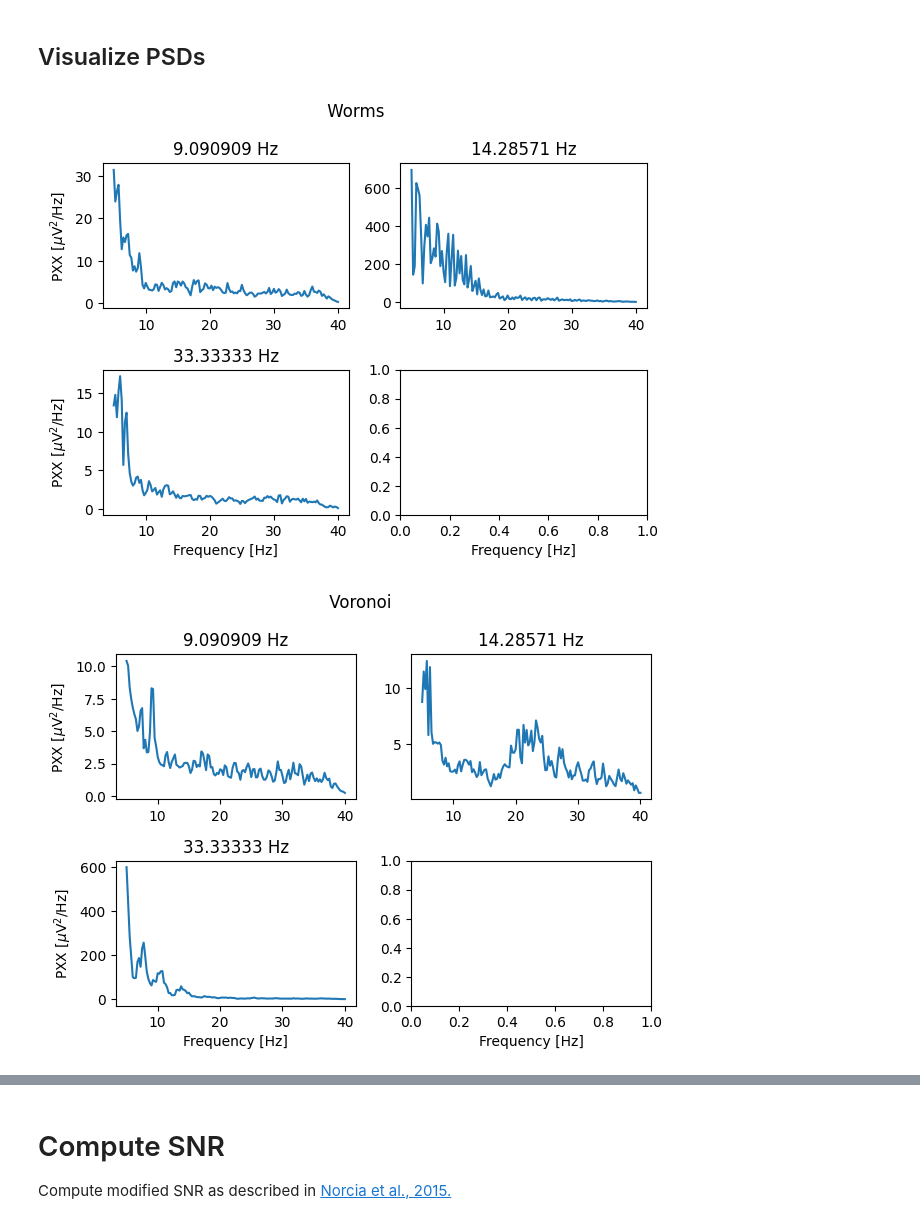
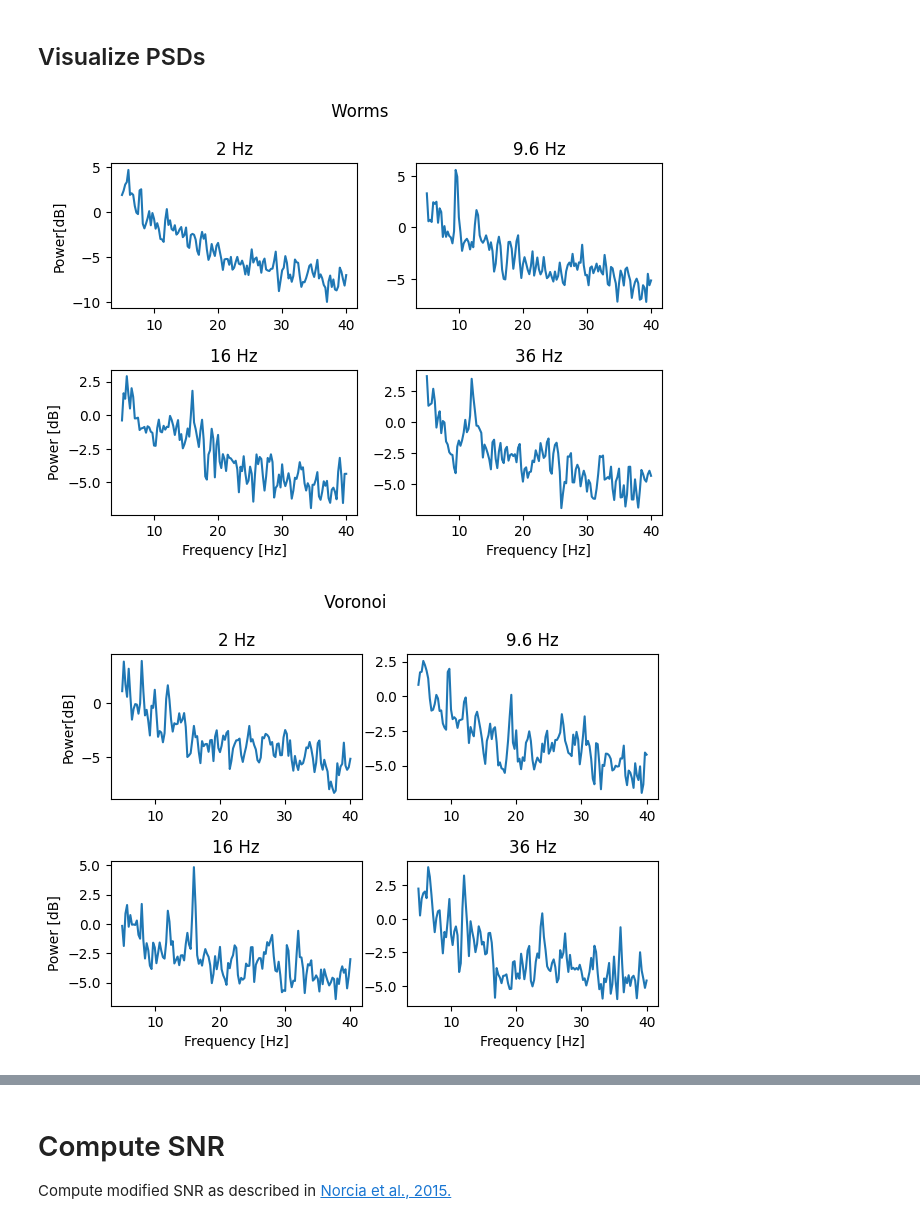
Before and after one commit to kirtonBCIlab/easy-on-the-eyes, a Jupyter notebook: eeg_snr_batch.ipynb, the cells around one changed output, grey strips where cells are left out. Cells and saved outputs as stored; diff of their text form; code cells hidden in the pictures.

Commit message:
change figure to dB

```diff
--- a/eeg_snr_batch.ipynb
+++ b/eeg_snr_batch.ipynb
@@ -19,7 +19,7 @@ from Functions import processing
 # %%
 # List of file names to be processed
 files = [
-    "sub-P012_ses-S001_task-T1_run-001_eeg"
+    "sub-P004_ses-S001_task-T1_run-001_eeg copy"
 ]
 
 #  "sub-P003_ses-S001_task-T1_run-001_eeg",
@@ -89,34 +89,46 @@ for f,_ in enumerate(files):
 # %% [markdown]
 ## Visualize PSDs
 # %%
+import matplotlib.pyplot as plt
+import numpy as np
+
+# Define a function to convert PSD to dB
+def convert_to_db(psd):
+    return 10 * np.log10(psd)
+
 # Plot settings
 plot_psd = True   # Enable to see plots
 f_limits = [5, 40]  # Frequency limits for the plots [min, max][Hz]
 file_to_plot = 0    # Select index of file to be plotted
 
 if plot_psd:
     for s, stim in settings[file_to_plot]["stimuli"].items():
-        fig, ax = plt.subplots(2,2)
+        fig, ax = plt.subplots(2, 2)
         fig.suptitle(stim)
 
         for f, freq in settings[file_to_plot]["freqs"].items():
-            fmask = (eeg_f[file_to_plot]>=f_limits[0]) & (eeg_f[file_to_plot]<=f_limits[1])
+            fmask = (eeg_f[file_to_plot] >= f_limits[0]) & (eeg_f[file_to_plot] <= f_limits[1])
             temp_freq = eeg_f[file_to_plot][fmask]
 
             temp_mean = np.mean(eeg_pxx[file_to_plot][int(s), int(f), :, :], axis=0)[fmask]
             temp_sd = np.std(eeg_pxx[file_to_plot][int(s), int(f), :, :], axis=0)[fmask]
 
+            # Convert PSD to dB
+            temp_mean_db = convert_to_db(temp_mean)
+            temp_sd_db = convert_to_db(temp_sd)
+
             row = int(f) // 2
             col = int(f) % 2
-            ax[row, col].plot(temp_freq, temp_mean, '-')
+            ax[row, col].plot(temp_freq, temp_mean_db, '-')
+           # ax[row, col].fill_between(temp_freq, temp_mean_db - temp_sd_db, temp_mean_db + temp_sd_db, alpha=0.3)
             ax[row, col].set_title(f"{freq} Hz")
 
-
-        ax[0,0].set_ylabel("PXX [$\mu$V$^2$/Hz]")
-        ax[1,0].set_ylabel("PXX [$\mu$V$^2$/Hz]")
-        ax[1,0].set_xlabel("Frequency [Hz]")
-        ax[1,1].set_xlabel("Frequency [Hz]")
+        ax[0, 0].set_ylabel("Power[dB]")
+        ax[1, 0].set_ylabel("Power [dB]")
+        ax[1, 0].set_xlabel("Frequency [Hz]")
+        ax[1, 1].set_xlabel("Frequency [Hz]")
         plt.tight_layout()
+        plt.show()
 # %% [output]
-[figure, old version]
+[figure, new version]
-[figure, old version]
+[figure, new version]
```
Also changed, not shown: parts of 1 cell of this notebook.
